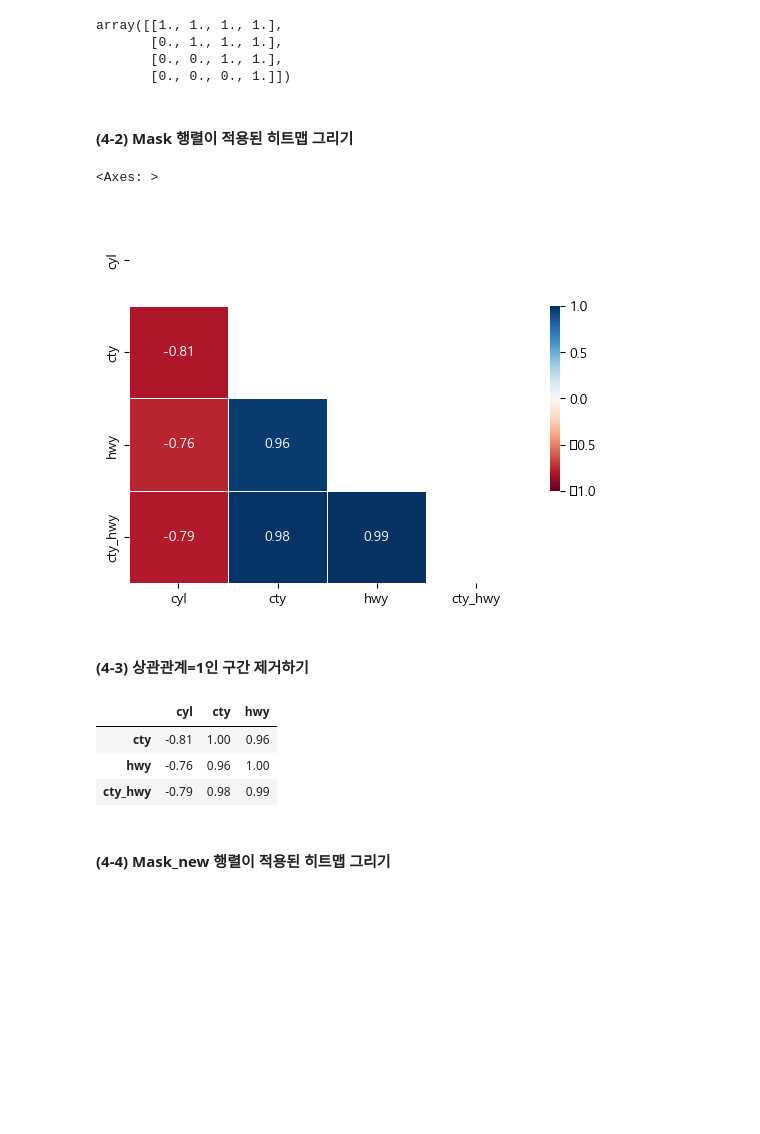
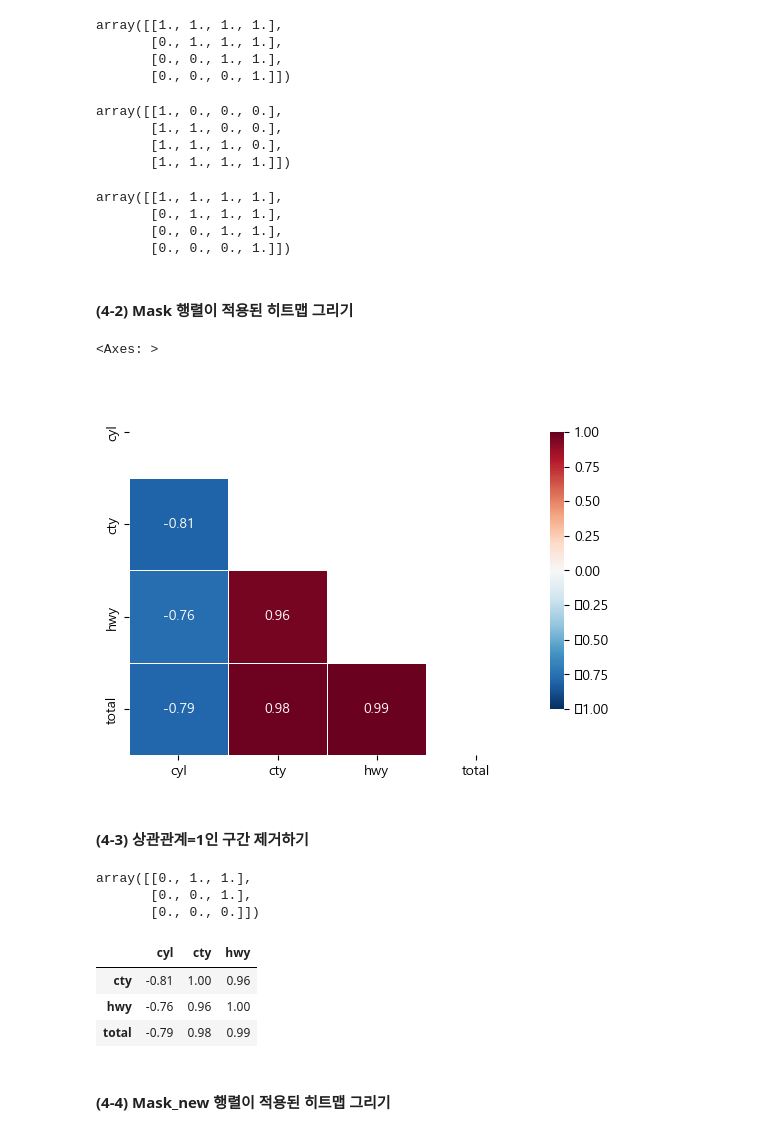
Before and after one commit to dndxor/BCDA, a Jupyter notebook: Ch08_Graph.ipynb, the cells around one changed output. Cells and saved outputs as stored; diff of their text form; code cells hidden in the pictures; blank space fills up the shorter version.

```diff
--- a/Ch08_Graph.ipynb
+++ b/Ch08_Graph.ipynb
@@ -946,7 +1202,7 @@ df_mpg
 234 rows × 3 columns
 # %%
 ## 연비 평균 열('cty_hwy) 추가
-df_mpg['cty_hwy'] = (df_mpg['cty'] + df_mpg['hwy']) / 2
+df_mpg['total'] = (df_mpg['cty'] + df_mpg['hwy']) / 2
 df_mpg
 # %% [output]
 A value is trying to be set on a copy of a slice from a DataFrame.
@@ -1031,33 +1289,60 @@ array([[1., 1., 1., 1.],
        [0., 1., 1., 1.],
        [0., 0., 1., 1.],
        [0., 0., 0., 1.]])
+# %%
+## 왼쪽(아래) 대각 행렬 값을 1로 바꾸기
+mask[np.triu_indices_from(mask)] = 0  #Triangle Up
+mask[np.tril_indices_from(mask)] = 1  #Triangle Low
+mask
+# %% [output]
+array([[1., 0., 0., 0.],
+       [1., 1., 0., 0.],
+       [1., 1., 1., 0.],
+       [1., 1., 1., 1.]])
+# %%
+## 오른쪽(위) 대각 행렬 값을 1로 바꾸기
+mask[np.tril_indices_from(mask)] = 0  #Triangle Low
+mask[np.triu_indices_from(mask)] = 1  #Triangle Up
+mask
+# %% [output]
+array([[1., 1., 1., 1.],
+       [0., 1., 1., 1.],
+       [0., 0., 1., 1.],
+       [0., 0., 0., 1.]])
 # %% [markdown]
 #### (4-2) Mask 행렬이 적용된 히트맵 그리기
 # %%
 ## Mask가 적용된 히트맵 만들기
 sns.heatmap(df_corr,
             annot = True,  # 상관계수 표시
             mask = mask,
             linewidths = 0.5,  # 경계 구분선 추가
             vmax = 1,   # 진한 파란색으로 표현할 최대값
             vmin = -1,  # 진한 붉은색으로 표현할 최대값
-            cbar_kws = {'shrink': 0.5},  # 범례 크기 반으로
-            cmap = 'RdBu')  # 컬러맵
+            cbar_kws = {'shrink': 0.75},  # 범례 크기 반으로
+            cmap = 'RdBu_r')  # 컬러맵
 # %% [output]
 <Axes: >
-[figure, old version]
+[figure, new version]
 # %% [markdown]
 #### (4-3) 상관관계=1인 구간 제거하기
-# %%
-## 상관계 = 1인 구간 제거하기
-mask_new = mask[1:, :-1]  # mask의 첫 행과 마지막 열 제거
-corr_new = df_corr.iloc[1:, :-1]  # 데이터에서 첫 행과 마지막 열 제거
-corr_new
-# %% [output]
-|  | cyl | cty | hwy |
-| cty | -0.81 | 1.00 | 0.96 |
-| hwy | -0.76 | 0.96 | 1.00 |
-| cty_hwy | -0.79 | 0.98 | 0.99 |
+# %%
+## 상관관계 = 1인 구간 제거하기
+mask_new = mask[1:, :-1]  # mask의 첫 행과 마지막 열 제거
+mask_new
+# %% [output]
+array([[0., 1., 1.],
+       [0., 0., 1.],
+       [0., 0., 0.]])
+# %%
+## 상관관계 = 1인 구간 제거하기
+corr_new = df_corr.iloc[1:, :-1]  # 데이터에서 첫 행과 마지막 열 제거
+corr_new
+# %% [output]
+|  | cyl | cty | hwy |
+| cty | -0.81 | 1.00 | 0.96 |
+| hwy | -0.76 | 0.96 | 1.00 |
+| total | -0.79 | 0.98 | 0.99 |
 # %% [markdown]
 #### (4-4) Mask_new 행렬이 적용된 히트맵 그리기
 # %%
```
Also changed, not shown: parts of 144 cells of this notebook, 4 other files.
